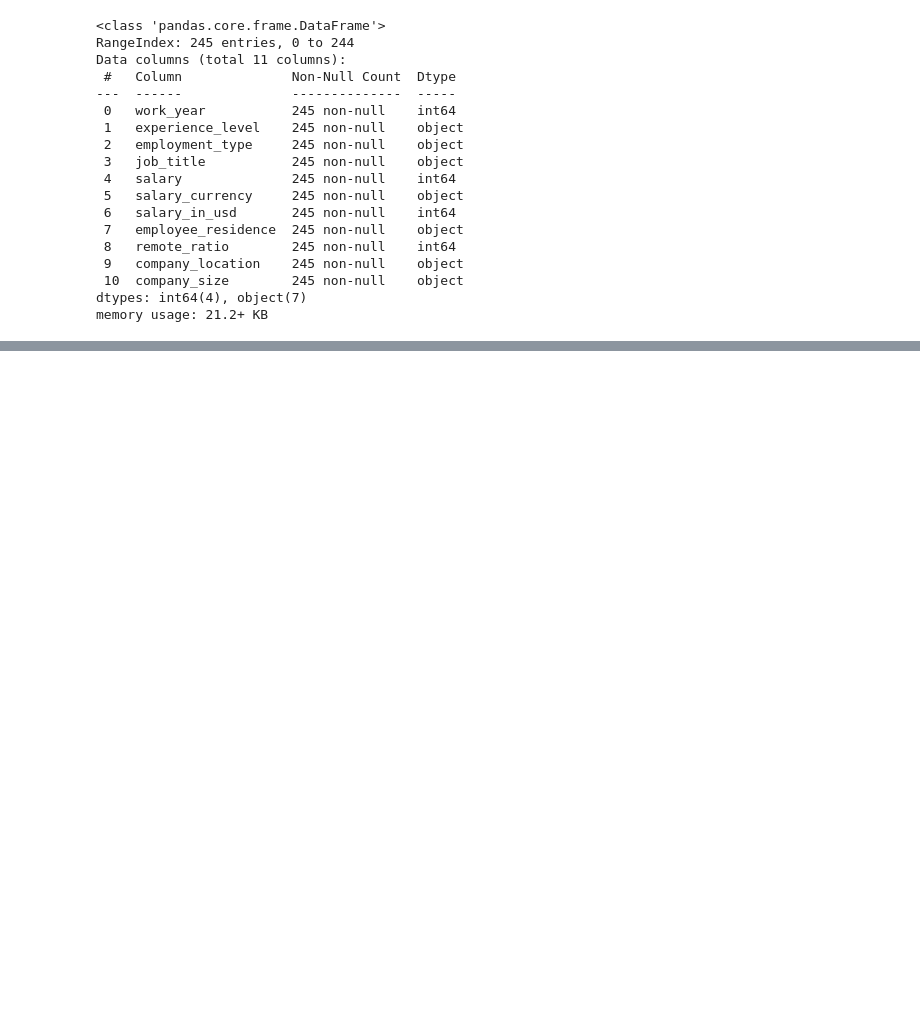
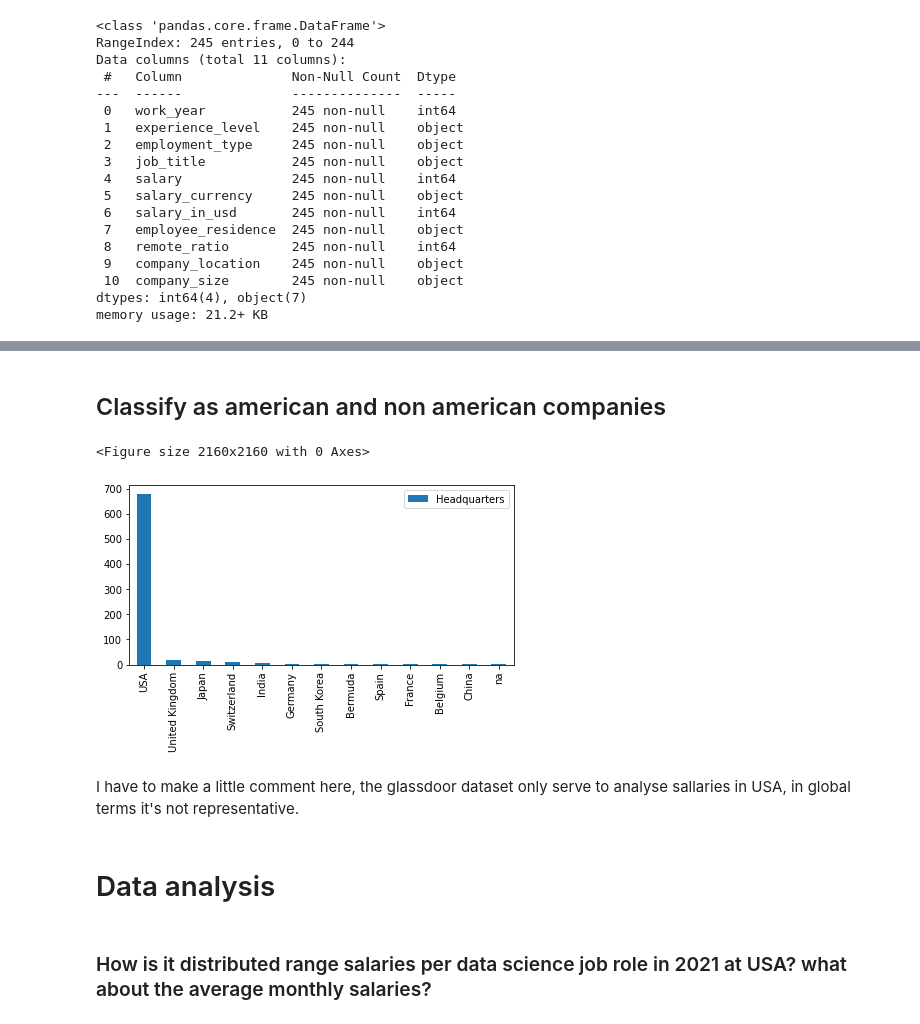
Before and after one commit to lucasvittal2/data_scientist_salaries_analysis, a Jupyter notebook: data_analysis.ipynb, the cells around one changed output, grey strips where cells are left out. Cells and saved outputs as stored; diff of their text form; code cells hidden in the pictures; blank space fills up the shorter version.

```diff
--- a/data_analysis.ipynb
+++ b/data_analysis.ipynb
@@ -97,0 +133,2 @@ memory usage: 21.2+ KB
+# %%
+glassdoor_df[glassdoor_df["Location"].apply(lambda x: str(x).split(',')[1].strip()) != glassdoor_df['Location'].apply(lambda x: x.split(',')[1].strip())]['Location'] =  'Santa Fe Springs, CA'
@@ -97,0 +195,28 @@ memory usage: 21.2+ KB
+# %%
+def remake_company_size_company(x):
+    mapper = {
+        'L': 'LARGER',
+        'M': 'MEDIUM',
+        'S': 'SMALL'
+    }
+    return mapper[x]
+
+def define_company_size(x,y):
+    revenue = x.lower()
+    headcount = y.lower()
+    mapper = {
+        '$10+ billion (usd)': 'LARGE',
+        '$5 to $10 billion (usd)': 'LARGE',
+        '$1 to $2 billion (usd)': 'LARGE',
+        '$2 to $5 billion (usd)': 'LARGE',
+        '$500 million to $1 billion (usd)': 'LARGE',
+        '$100 to $500 million (usd)': 'MEDIUM',
+        '$50 to $100 million (usd)':  'MEDIUM',
+        '$25 to $50 million (usd)': 'MEDIUM',
+        '$10 to $25 million (usd)': 'SMALL',
+        '$5 to $10 million (usd)': 'SMALL',
+        '$1 to $5 million (usd)': 'SMALL',
+        'less than $1 million (usd)': 'MICRO'
+    }
+    classification = 'na' if  ('unknow' in revenue or 'unknow' in headcount) else mapper[revenue]
+    return classification
@@ -97,0 +225,2 @@ memory usage: 21.2+ KB
+# %%
+glassdoor_df['Company Size'] = glassdoor_df[['Revenue','Size']].apply(lambda x: define_company_size(x["Revenue"],x["Size"]), axis =1)
@@ -97,0 +243,24 @@ memory usage: 21.2+ KB
+# %% [markdown]
+## Classify as american and non american companies
+# %%
+def classify_companies_origen(x):
+    USA_STATES = ['AL','AK','AZ','AR','CA','CZ','CO','CT','DE','DC','FL','GA','GU','HI','ID','IL','IN','IA','KS','KY','LA','ME','MD','MA','MI','MN','MS','MO','MT','NE','NV','NH','NJ','NM','NY','NC','ND','OH','OK','OR','PA','PR','RI','SC','SD','TN','TX','UT','VT','VI','VA','WA','WV','WI','WY']
+    if x=='-1':
+        return 'na'
+    location = x.split(', ')[1].strip()
+
+
+    return 'USA' if location in  USA_STATES else location
+# %%
+plt.figure(figsize=(30,30))
+pd.DataFrame(glassdoor_df['Headquarters'].apply(classify_companies_origen).value_counts()).plot.bar()
+plt.tight_layout()
+# %% [output]
+<Figure size 2160x2160 with 0 Axes>
+[figure, added]
+# %% [markdown]
+I have to make a little comment here, the glassdoor dataset only serve to analyse sallaries in USA, in global terms it's not representative.
+# %% [markdown]
+# Data analysis
+# %% [markdown]
+### How is it distributed range salaries per data science job role in 2021 at USA?  what about the average monthly salaries?
```
Also changed, not shown: parts of 22 cells of this notebook, 4 other files.
